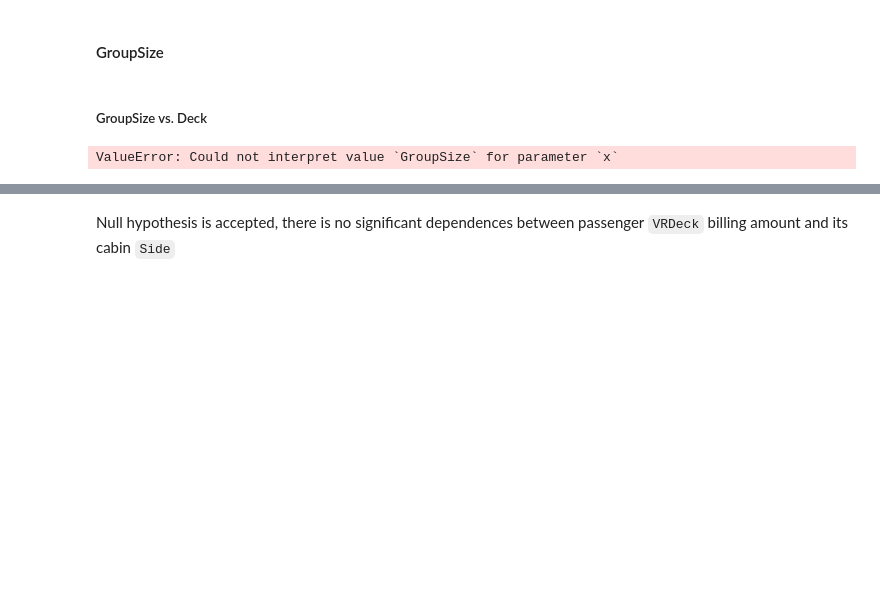
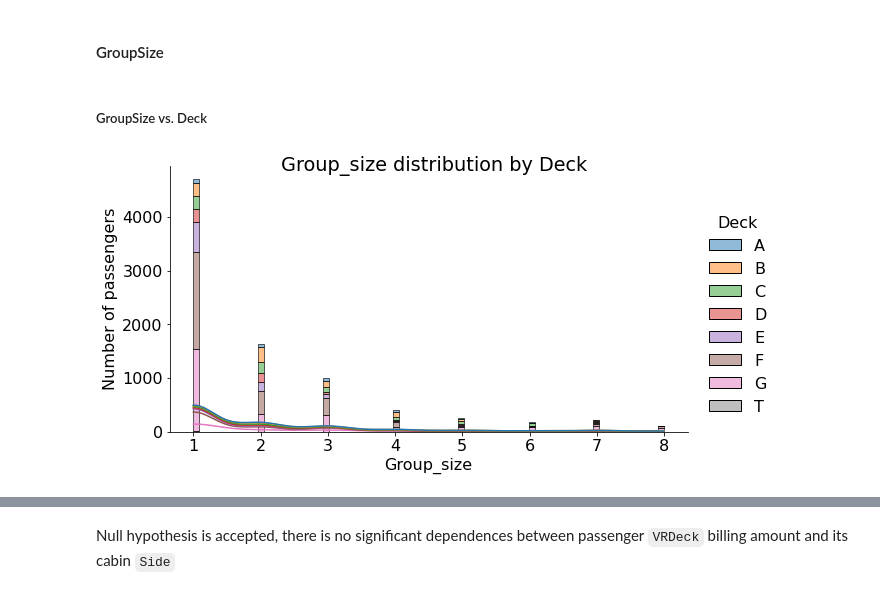
Before and after one commit to ParalogyX/spaceship_titanic, a Jupyter notebook: EDA.ipynb, the cells around one changed output, grey strips where cells are left out. Drawn from its saved outputs; the diff is of its cells as text; code cells hidden in the pictures; blank space fills up the shorter version.

```diff
--- a/EDA.ipynb
+++ b/EDA.ipynb
@@ -2238,7 +2238,7 @@ Null hypothesis is accepted, there is no significant dependences between passeng
 # %% [markdown]
 ##### GroupSize vs. Deck
 # %%
-group_displot(('GroupSize', 'Deck'))
+group_displot(('Group_size', 'Deck'))
 # %% [output]
-ValueError: Could not interpret value `GroupSize` for parameter `x`
+[figure, added]
 # %%
```
Also changed, not shown: parts of 18 cells of this notebook.
